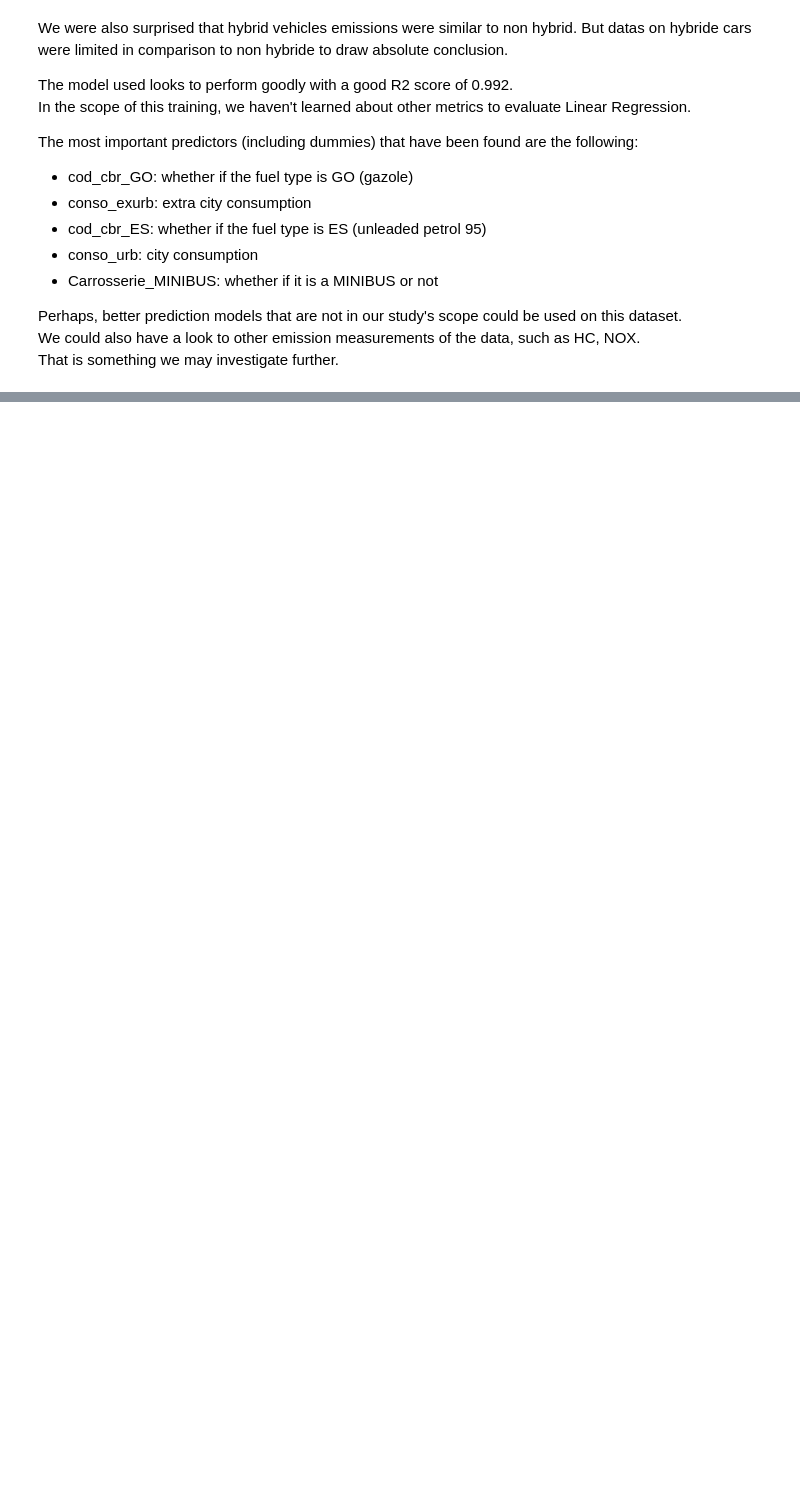
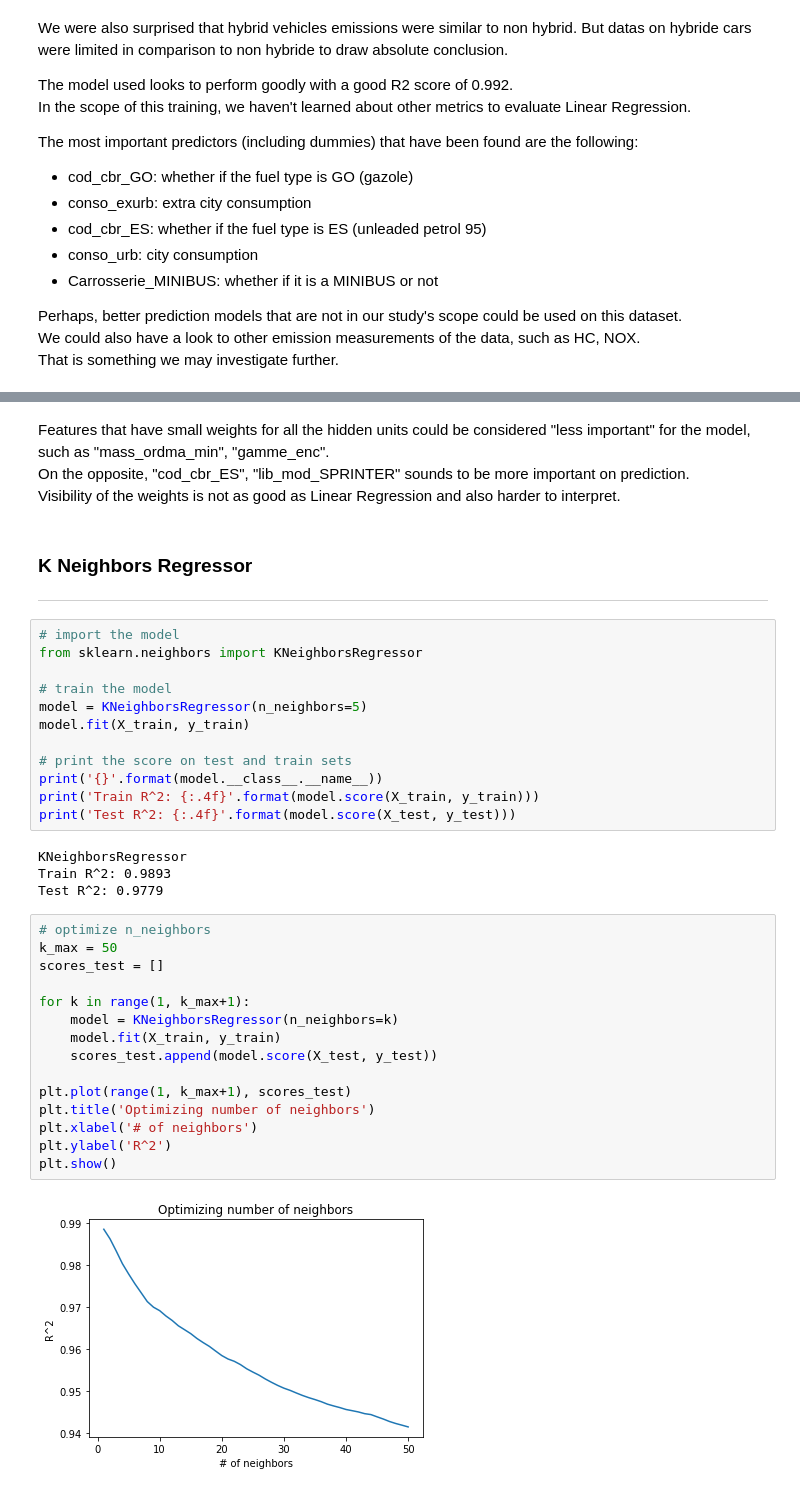
Before and after one commit to jossbnd/codecademy_predict_co2_cars_emissions, a Jupyter notebook: cars_co2_emissions.ipynb, the cells around one changed output, grey strips where cells are left out. Cells and saved outputs as stored; diff of their text form; blank space fills up the shorter version.

```diff
--- a/cars_co2_emissions.ipynb
+++ b/cars_co2_emissions.ipynb
@@ -646,0 +760,41 @@ That is something we may investigate further.
+# %% [markdown]
+Features that have small weights for all the hidden units could be considered "less important" for the model, such as "mass_ordma_min", "gamme_enc".
+On the opposite, "cod_cbr_ES", "lib_mod_SPRINTER" sounds to be more important on prediction.
+Visibility of the weights is not as good as Linear Regression and also harder to interpret.
+# %% [markdown]
+### K Neighbors Regressor
+
+***
+# %%
+# import the model
+from sklearn.neighbors import KNeighborsRegressor
+
+# train the model
+model = KNeighborsRegressor(n_neighbors=5)
+model.fit(X_train, y_train)
+
+# print the score on test and train sets
+print('{}'.format(model.__class__.__name__))
+print('Train R^2: {:.4f}'.format(model.score(X_train, y_train)))
+print('Test R^2: {:.4f}'.format(model.score(X_test, y_test)))
+# %% [output]
+KNeighborsRegressor
+Train R^2: 0.9893
+Test R^2: 0.9779
+# %%
+# optimize n_neighbors
+k_max = 50
+scores_test = []
+
+for k in range(1, k_max+1):
+    model = KNeighborsRegressor(n_neighbors=k)
+    model.fit(X_train, y_train)
+    scores_test.append(model.score(X_test, y_test))
+
+plt.plot(range(1, k_max+1), scores_test)
+plt.title('Optimizing number of neighbors')
+plt.xlabel('# of neighbors')
+plt.ylabel('R^2')
+plt.show()
+# %% [output]
+[figure, added]
```
Also changed, not shown: parts of 13 cells of this notebook.
